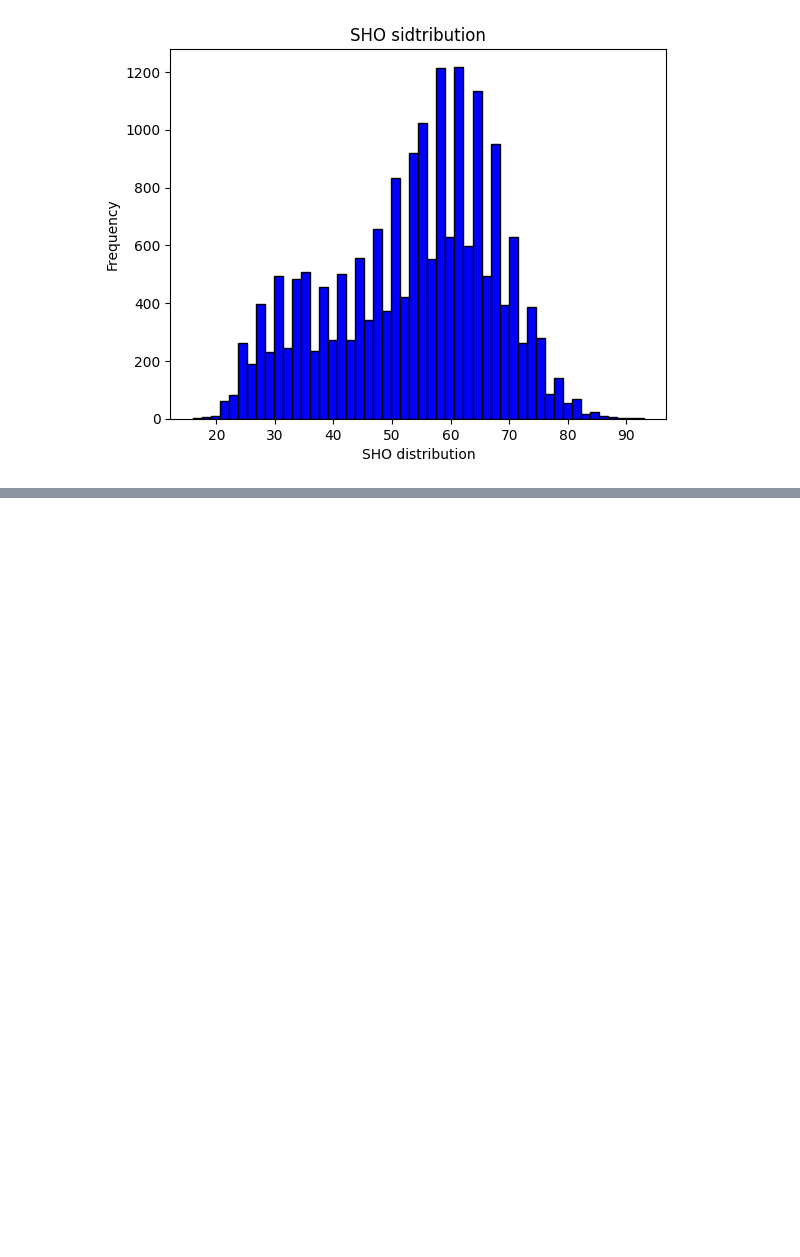
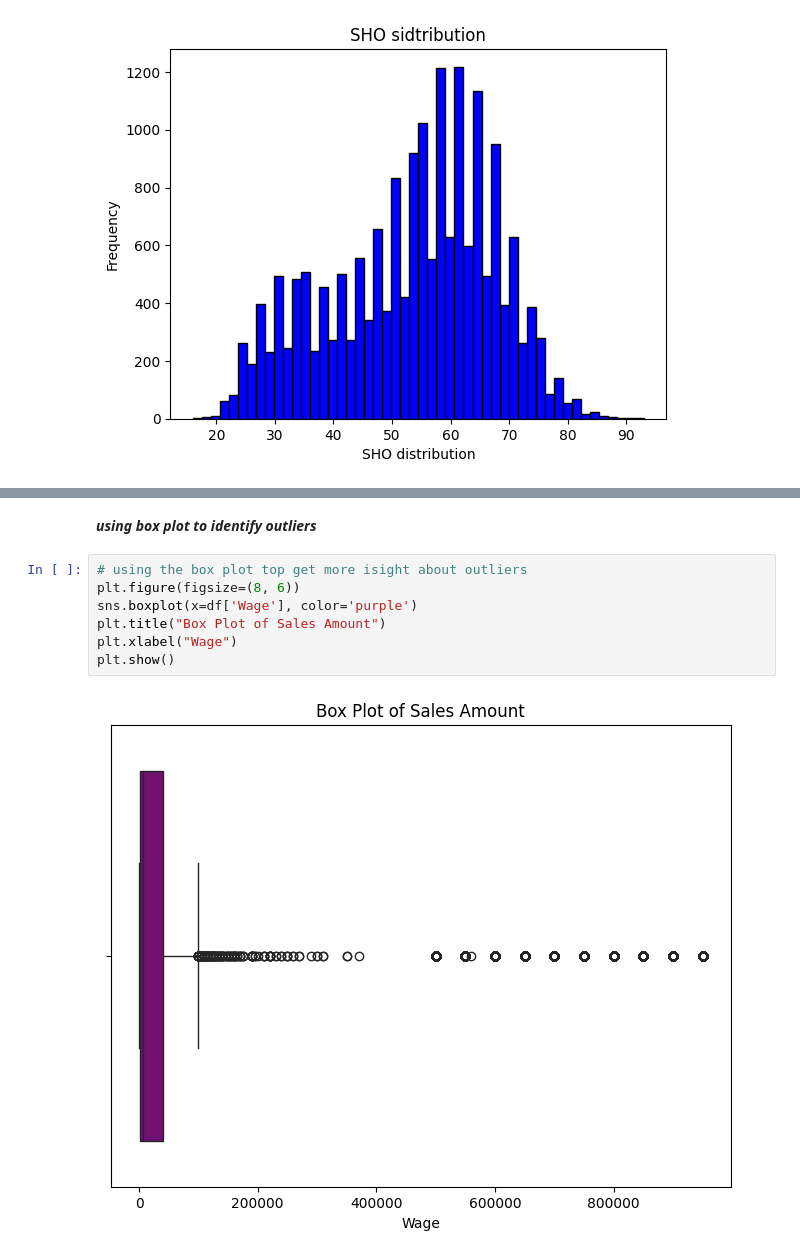
Before and after one commit to ayoub22222222/Data_Cleaning_project, a Jupyter notebook: notebook/fifa21_EDA.ipynb, the cells around one changed output, grey strips where cells are left out. Cells and saved outputs as stored; diff of their text form; blank space fills up the shorter version.

```diff
--- a/notebook/fifa21_EDA.ipynb
+++ b/notebook/fifa21_EDA.ipynb
@@ -371,0 +382,11 @@ plt.show()
+# %% [markdown]
+***using box plot to identify outliers***
+# %%
+# using the box plot top get more isight about outliers
+plt.figure(figsize=(8, 6))
+sns.boxplot(x=df['Wage'], color='purple')
+plt.title("Box Plot of Sales Amount")
+plt.xlabel("Wage")
+plt.show()
+# %% [output]
+[figure, added]
```
Also changed, not shown: parts of 10 cells of this notebook.
